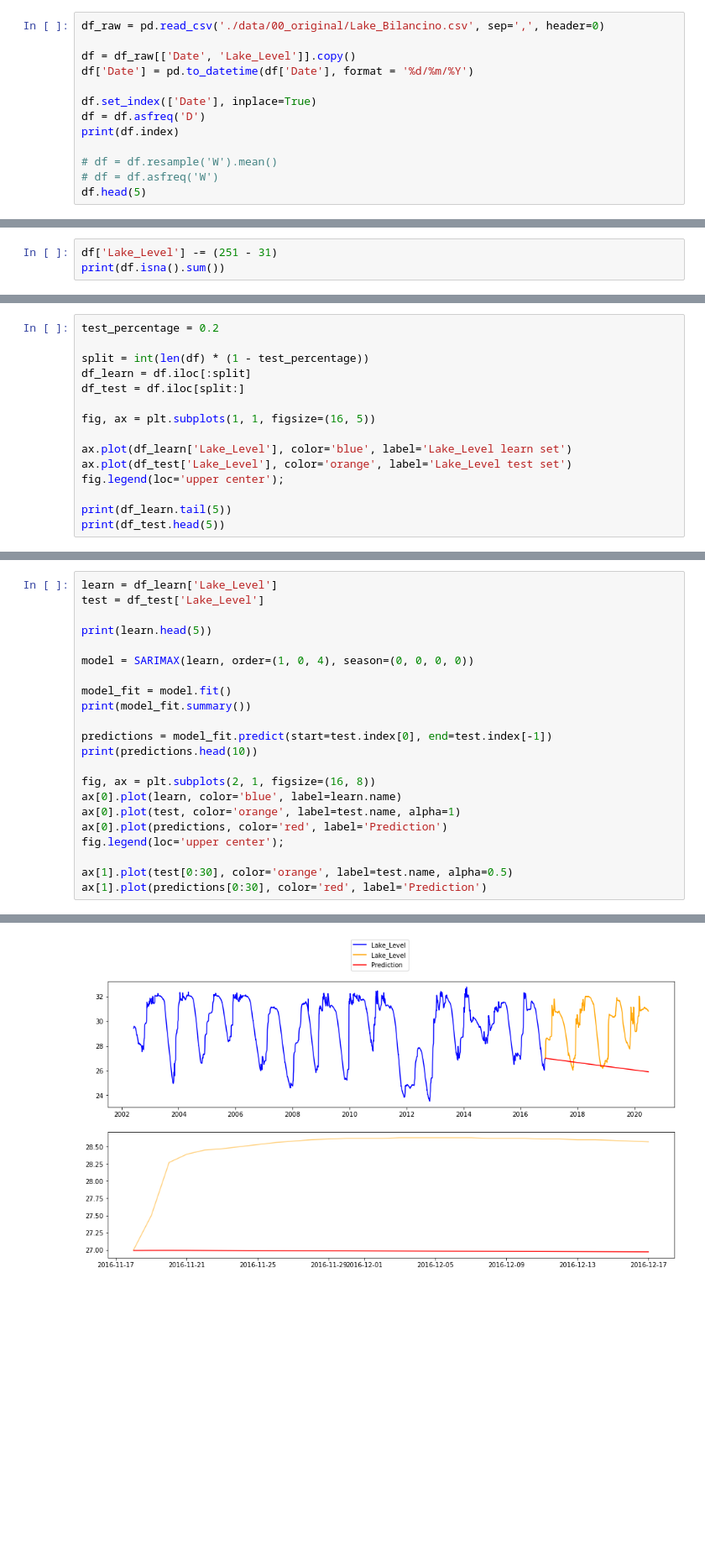
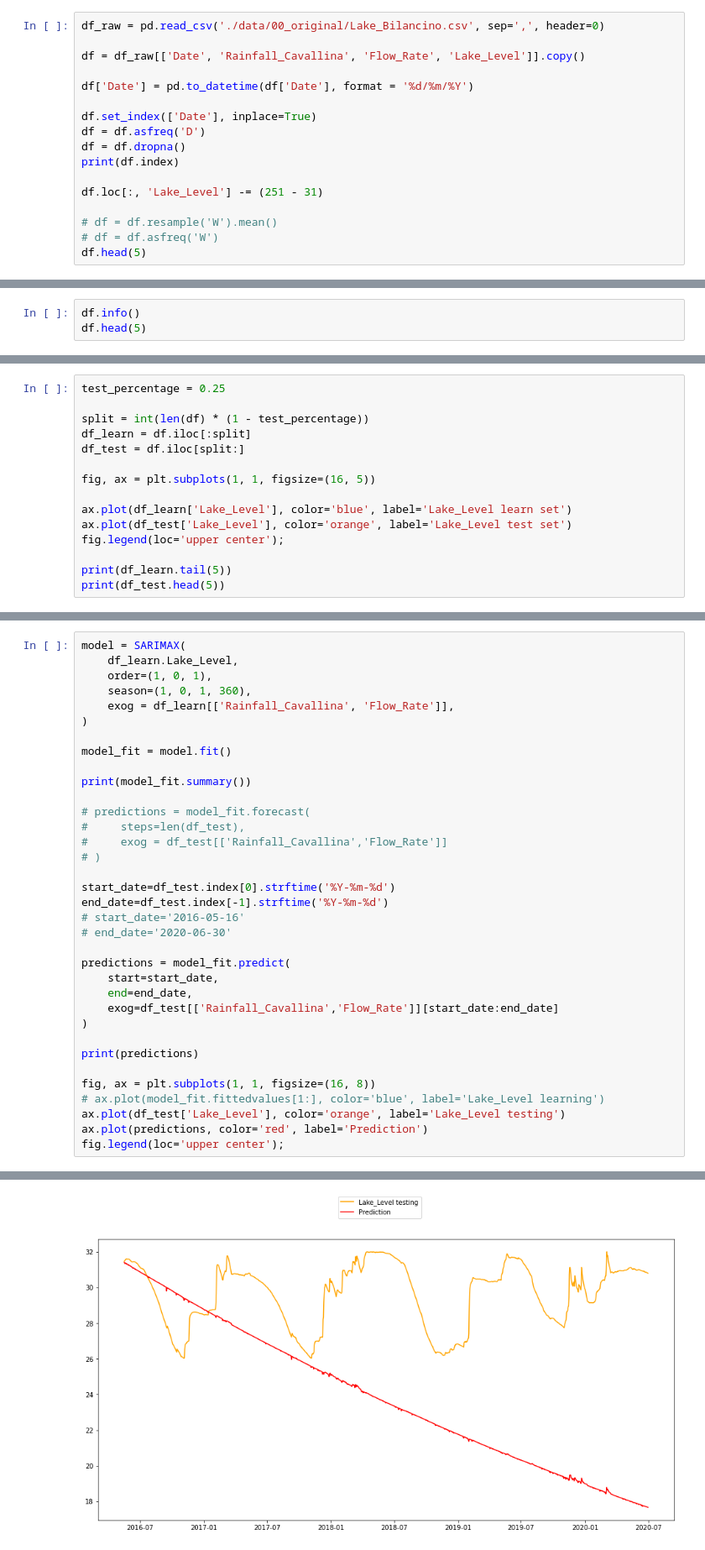
Before and after one commit to KlemenKozelj/master_thesis, a Jupyter notebook: 02_Lake_Bilancino_Time_Series.ipynb, the cells around one changed output, grey strips where cells are left out. Shown at 84% size. Saved outputs shown, nothing was run; the diff lists cells and outputs as text; blank space fills up the shorter version.

```diff
--- a/02_Lake_Bilancino_Time_Series.ipynb
+++ b/02_Lake_Bilancino_Time_Series.ipynb
@@ -18,12 +18,16 @@ from pmdarima.arima import auto_arima
 # %%
 df_raw = pd.read_csv('./data/00_original/Lake_Bilancino.csv', sep=',', header=0)
 
-df = df_raw[['Date', 'Lake_Level']].copy()
+df = df_raw[['Date', 'Rainfall_Cavallina', 'Flow_Rate', 'Lake_Level']].copy()
+
 df['Date'] = pd.to_datetime(df['Date'], format = '%d/%m/%Y')
 
 df.set_index(['Date'], inplace=True)
 df = df.asfreq('D')
+df = df.dropna()
 print(df.index)
+
+df.loc[:, 'Lake_Level'] -= (251 - 31)
 
 # df = df.resample('W').mean()
 # df = df.asfreq('W')
@@ -47,4 +51,4 @@ DatetimeIndex(['2002-06-03', '2002-06-04', '2002-06-05', '2002-06-06',
 # %%
-df['Lake_Level'] -= (251 - 31)
-print(df.isna().sum())
+df.info()
+df.head(5)
 # %% [output]
@@ -199,5 +208,5 @@ plt.show()
 # %%
-test_percentage = 0.2
+test_percentage = 0.25
 
 split = int(len(df) * (1 - test_percentage))
 df_learn = df.iloc[:split]
@@ -256,23 +253,36 @@ Warnings:
 # %%
-learn = df_learn['Lake_Level']
-test = df_test['Lake_Level']
-
-print(learn.head(5))
-
-model = SARIMAX(learn, order=(1, 0, 4), season=(0, 0, 0, 0))
+model = SARIMAX(
+    df_learn.Lake_Level,
+    order=(1, 0, 1),
+    season=(1, 0, 1, 360),
+    exog = df_learn[['Rainfall_Cavallina', 'Flow_Rate']],
+)
 
 model_fit = model.fit()
+
 print(model_fit.summary())
 
-predictions = model_fit.predict(start=test.index[0], end=test.index[-1])
-print(predictions.head(10))
+# predictions = model_fit.forecast(
+#     steps=len(df_test),
+#     exog = df_test[['Rainfall_Cavallina','Flow_Rate']]
+# )
 
-fig, ax = plt.subplots(2, 1, figsize=(16, 8))
-ax[0].plot(learn, color='blue', label=learn.name)
-ax[0].plot(test, color='orange', label=test.name, alpha=1)
-ax[0].plot(predictions, color='red', label='Prediction')
+start_date=df_test.index[0].strftime('%Y-%m-%d')
+end_date=df_test.index[-1].strftime('%Y-%m-%d')
+# start_date='2016-05-16'
+# end_date='2020-06-30'
+
+predictions = model_fit.predict(
+    start=start_date,
+    end=end_date,
+    exog=df_test[['Rainfall_Cavallina','Flow_Rate']][start_date:end_date]
+)
+
+print(predictions)
+
+fig, ax = plt.subplots(1, 1, figsize=(16, 8))
+# ax.plot(model_fit.fittedvalues[1:], color='blue', label='Lake_Level learning')
+ax.plot(df_test['Lake_Level'], color='orange', label='Lake_Level testing')
+ax.plot(predictions, color='red', label='Prediction')
 fig.legend(loc='upper center');
-
-ax[1].plot(test[0:30], color='orange', label=test.name, alpha=0.5)
-ax[1].plot(predictions[0:30], color='red', label='Prediction')
 # %% [output]
@@ -297 +306 @@ Freq: D, Name: predicted_mean, dtype: float64
-[figure, old version]
+[figure, new version]
```
Also changed, not shown: parts of 12 cells of this notebook, 2 other files.
